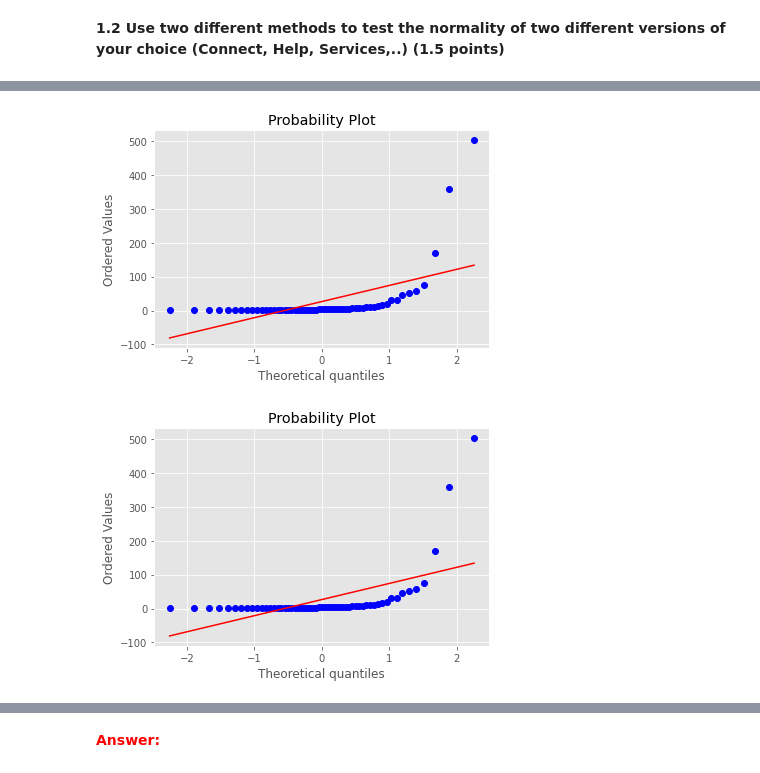
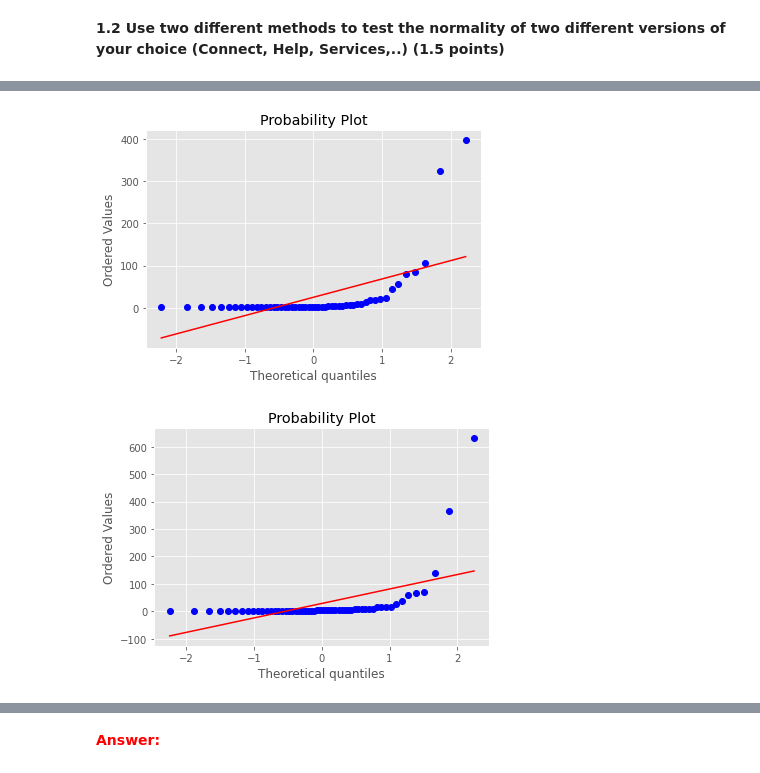
Before and after one commit to enliktjioe/bda2020, a Jupyter notebook: HW5/Homework_05_Enlik_Nga.ipynb, the cells around one changed output, grey strips where cells are left out. Drawn from its saved outputs; the diff is of its cells as text; code cells hidden in the pictures.

```diff
--- a/HW5/Homework_05_Enlik_Nga.ipynb
+++ b/HW5/Homework_05_Enlik_Nga.ipynb
@@ -347,16 +349,16 @@ import scipy.stats as stats
 # %%
+# QQ-plot for Version `Services`
+import scipy.stats as stats
 stats.probplot(df_filter.No_clicks[df_filter['Version'] \
-                                   == 'Connect'], dist="norm", plot=plt)
-
-
+                                   == 'Services'], dist="norm", plot=plt)
 plt.show()
 # %% [output]
-[figure, old version]
+[figure, new version]
 # %%
+# QQ-plot for Version `Help`
+import scipy.stats as stats
 stats.probplot(df_filter.No_clicks[df_filter['Version'] \
-                                   == 'Connect'], dist="norm", plot=plt)
-
-
+                                   == 'Help'], dist="norm", plot=plt)
 plt.show()
 # %% [output]
-[figure, old version]
+[figure, new version]
```
Also changed, not shown: parts of 33 cells of this notebook, 1 other file.
